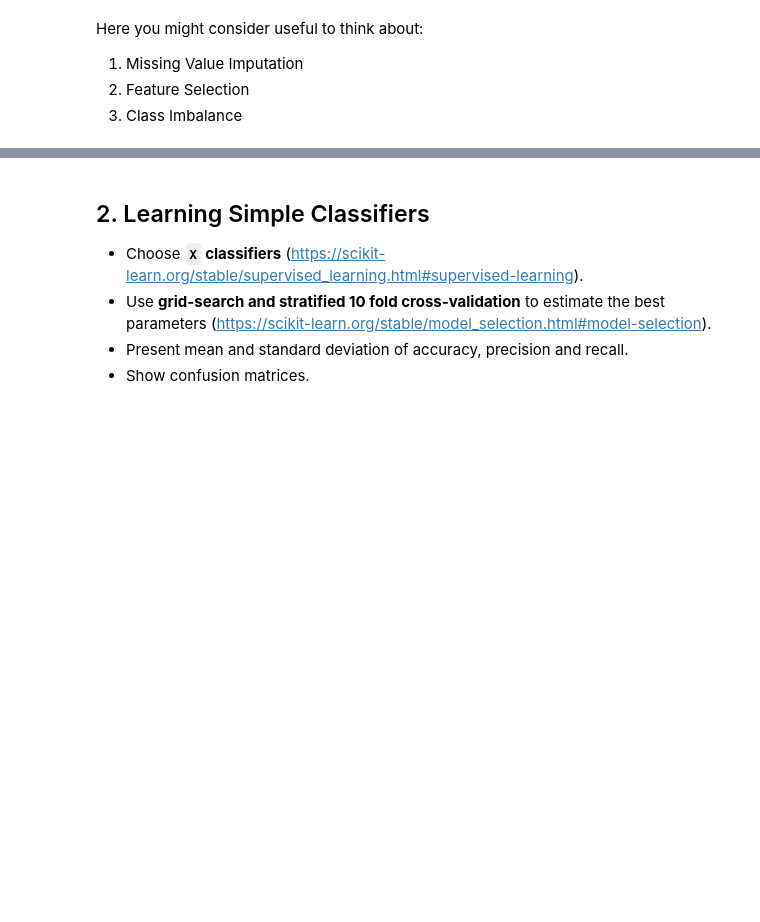
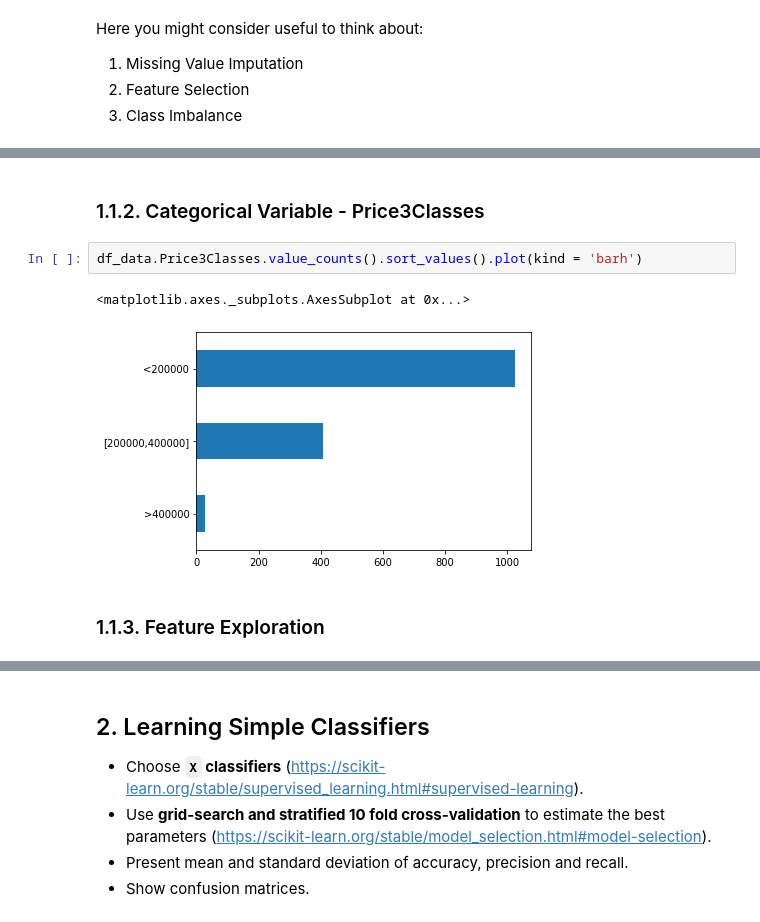
Before and after one commit to Gustavo-SF/House-Prices-Kaggle, a Jupyter notebook: PD_201920_Project3.ipynb, the cells around one changed output, grey strips where cells are left out. Saved outputs shown, nothing was run; the diff lists cells and outputs as text; blank space fills up the shorter version.

```diff
--- a/PD_201920_Project3.ipynb
+++ b/PD_201920_Project3.ipynb
@@ -52,0 +89,9 @@ Here you might consider useful to think about:
+# %% [markdown]
+### 1.1.2. Categorical Variable - Price3Classes
+# %%
+df_data.Price3Classes.value_counts().sort_values().plot(kind = 'barh')
+# %% [output]
+<matplotlib.axes._subplots.AxesSubplot at 0x...>
+[figure, added]
+# %% [markdown]
+### 1.1.3. Feature Exploration
```
Also changed, not shown: parts of 39 cells of this notebook, 1 other file.
